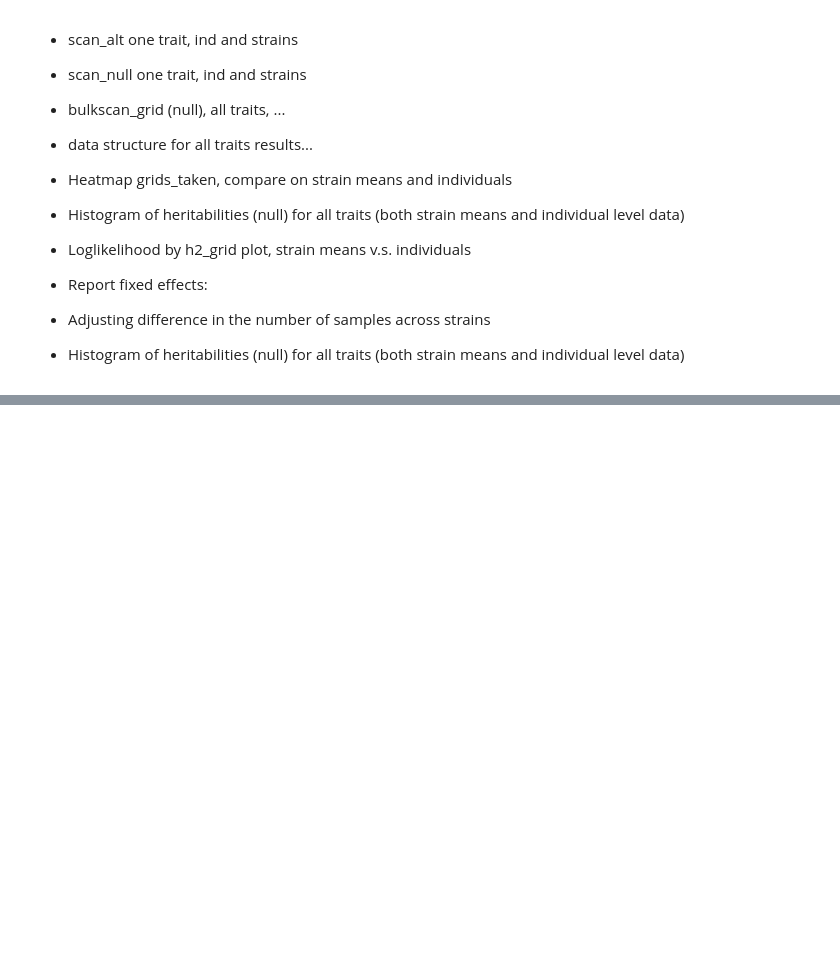
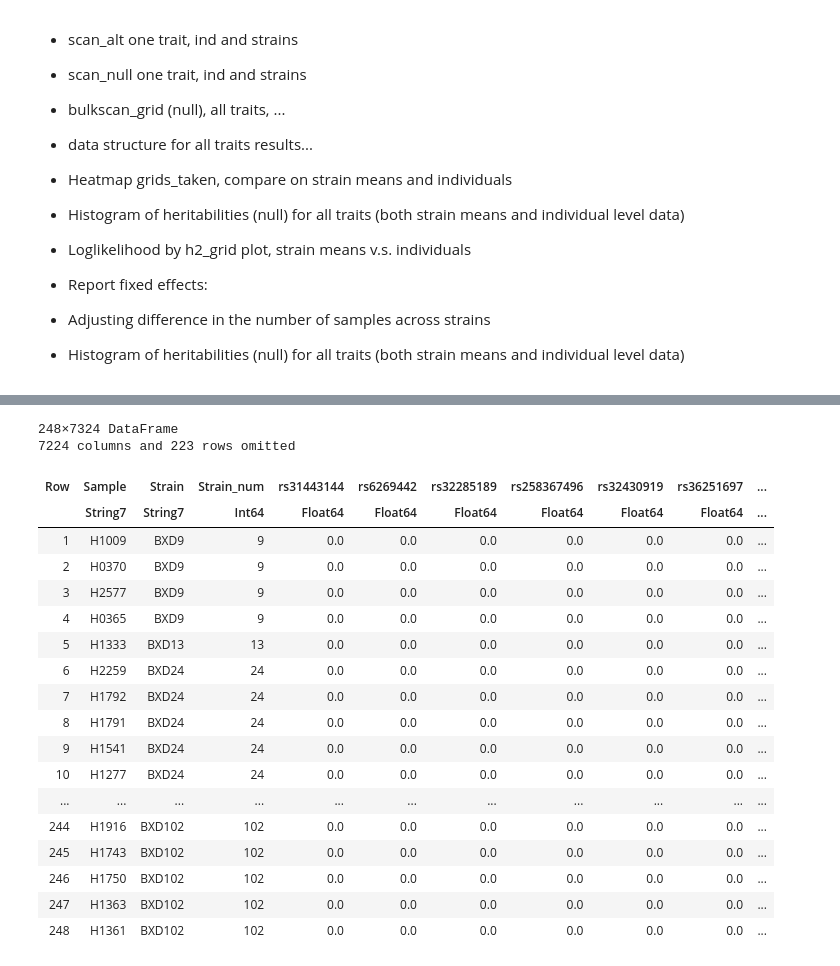
Before and after one commit to learningMalanya/BulkLMM_Analyses, a Jupyter notebook: BXDLongevity/DA-BXDLongevity.ipynb, the cells around one changed output, grey strips where cells are left out. Cells and saved outputs as stored; diff of their text form; code cells hidden in the pictures; blank space fills up the shorter version.

```diff
--- a/BXDLongevity/DA-BXDLongevity.ipynb
+++ b/BXDLongevity/DA-BXDLongevity.ipynb
@@ -981,0 +1174,23 @@ pwd()
+# %%
+BXD_geno_summary_df
+# %% [output]
+248×7324 DataFrame
+7224 columns and 223 rows omitted
+| Row | Sample | Strain | Strain_num | rs31443144 | rs6269442 | rs32285189 | rs258367496 | rs32430919 | rs36251697 | ... |
+|  | String7 | String7 | Int64 | Float64 | Float64 | Float64 | Float64 | Float64 | Float64 | ... |
+| 1 | H1009 | BXD9 | 9 | 0.0 | 0.0 | 0.0 | 0.0 | 0.0 | 0.0 | ... |
+| 2 | H0370 | BXD9 | 9 | 0.0 | 0.0 | 0.0 | 0.0 | 0.0 | 0.0 | ... |
+| 3 | H2577 | BXD9 | 9 | 0.0 | 0.0 | 0.0 | 0.0 | 0.0 | 0.0 | ... |
+| 4 | H0365 | BXD9 | 9 | 0.0 | 0.0 | 0.0 | 0.0 | 0.0 | 0.0 | ... |
+| 5 | H1333 | BXD13 | 13 | 0.0 | 0.0 | 0.0 | 0.0 | 0.0 | 0.0 | ... |
+| 6 | H2259 | BXD24 | 24 | 0.0 | 0.0 | 0.0 | 0.0 | 0.0 | 0.0 | ... |
+| 7 | H1792 | BXD24 | 24 | 0.0 | 0.0 | 0.0 | 0.0 | 0.0 | 0.0 | ... |
+| 8 | H1791 | BXD24 | 24 | 0.0 | 0.0 | 0.0 | 0.0 | 0.0 | 0.0 | ... |
+| 9 | H1541 | BXD24 | 24 | 0.0 | 0.0 | 0.0 | 0.0 | 0.0 | 0.0 | ... |
+| 10 | H1277 | BXD24 | 24 | 0.0 | 0.0 | 0.0 | 0.0 | 0.0 | 0.0 | ... |
+| ... | ... | ... | ... | ... | ... | ... | ... | ... | ... | ... |
+| 244 | H1916 | BXD102 | 102 | 0.0 | 0.0 | 0.0 | 0.0 | 0.0 | 0.0 | ... |
+| 245 | H1743 | BXD102 | 102 | 0.0 | 0.0 | 0.0 | 0.0 | 0.0 | 0.0 | ... |
+| 246 | H1750 | BXD102 | 102 | 0.0 | 0.0 | 0.0 | 0.0 | 0.0 | 0.0 | ... |
+| 247 | H1363 | BXD102 | 102 | 0.0 | 0.0 | 0.0 | 0.0 | 0.0 | 0.0 | ... |
+| 248 | H1361 | BXD102 | 102 | 0.0 | 0.0 | 0.0 | 0.0 | 0.0 | 0.0 | ... |
```
Also changed, not shown: parts of 53 cells of this notebook, 1 other file.
